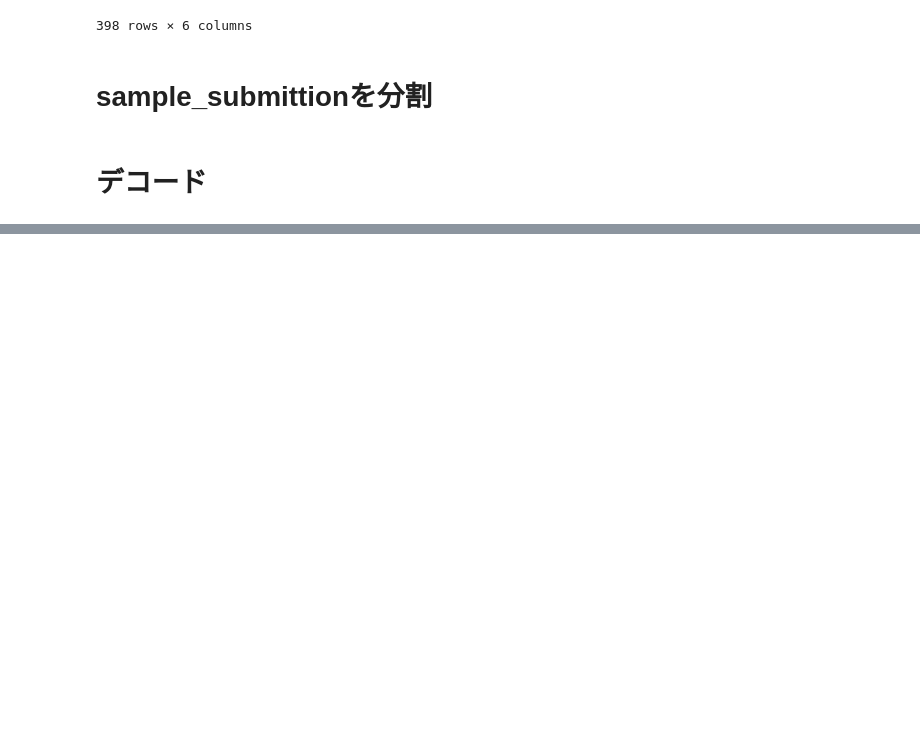
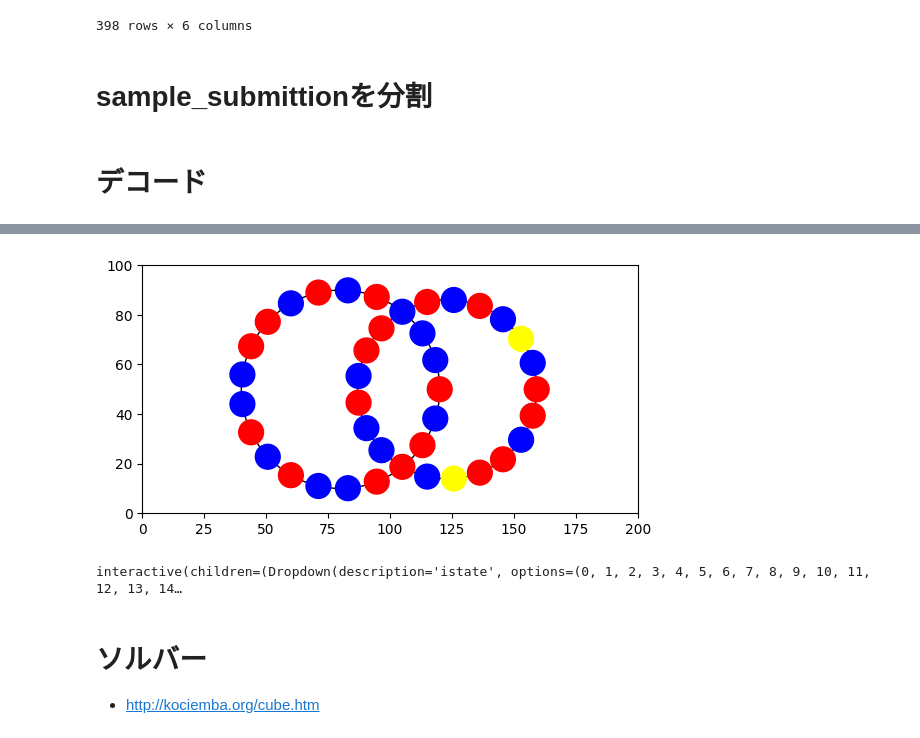
Before and after one commit to birdwatcherYT/santa2023, a Jupyter notebook: santa2023.ipynb, the cells around one changed output, grey strips where cells are left out. Saved outputs shown, nothing was run; the diff lists cells and outputs as text; code cells hidden in the pictures; blank space fills up the shorter version.

```diff
--- a/santa2023.ipynb
+++ b/santa2023.ipynb
@@ -828,0 +723,57 @@ Error: Some edges are undefined.
+# %%
+# puzzle 329
+plot_wreath212121(329)
+# %% [output]
+[figure, added]
+# %%
+puzzle_idx = 329
+example = puzzles.loc[puzzle_idx]
+moves = info.loc[info['puzzle_type'] == example['puzzle_type']]['allowed_moves'].values[0]
+moves = eval(moves)
+moves_ = moves.copy()
+for m, d in moves_.items():
+    moves[f'-{m}'] = list(np.argsort(d))
+# solution_steps = ss.loc[puzzle_idx]['moves']
+# solution_steps = "l.r.l.l.r.l.l.l.l.l.l.r.l.l.r.r.l.r.r.r.r.r.r.r.r.r.r.r.r.r.r.l"
+# solution_steps ="-l.-r.-r.l.r.l.-r.-r.-r.l.l.-r.-r.-r.l.l.l.-r.-r.l.l.l.-r.-r.-r.-r.l.l.r"
+# solution_steps ="l.r.r.r.r.r.l.l.r.r.r.l.l.l.l.l.l.l.l.r.r.r.r.r.r.r.r.r.l.l.l.l"
+solution_steps ="l.r.r.r.r.r.l.l.r.r.r.l.l.l.l.l.l.l.l.r.r.r.r.r.r.r.r.r.l.l.l.l.-r.-r.-r.-r.-l.-l.-l.-r.-r.-r.-r.l.l.l.-r.-r.-r.-l.-l.-r.l.r.-l.r.r.r.r.r.r.-l"
+initialstate = puzzles.loc[puzzle_idx]['initial_state'].split(";")
+now = np.array(initialstate)
+states = [now]
+for move in solution_steps.split('.'):
+    now = now[moves[move]]
+    states.append(now)
+steps = list(range(len(states)))
+def plot_wreath2121_329_interact(istate):
+    node_types = states[istate]
+    color_map = {'A':'blue', 'B':'red', 'C':'yellow'}
+
+    circle1 = plt.Circle((x_center1, y_center1), radius1, color='black', fill = False)
+    circle2 = plt.Circle((x_center2, y_center2), radius2, color='black', fill = False)
+    fig, ax = plt.subplots() # note we must use plt.subplots, not plt.subplot
+    ax.set_aspect('equal', adjustable='box')
+    ax.add_patch(circle1)
+    ax.add_patch(circle2)
+    for i, (x, y) in enumerate(zip(x_nodes,y_nodes)):
+        circle_node = plt.Circle((x, y), 5, color=color_map[node_types[i]], fill = True)
+        ax.add_patch(circle_node)
+
+
+    plt.xlim([0, 200])
+    plt.ylim([0, 100])
+
+
+    plt.show()
+
+#interactive_plot = interactive(plot_wreath2121_329_interact, istate=widgets.IntSlider(value=0,
+#                                               min=0,
+#                                               max=len(states)-1,
+#                                               step=1))
+interactive_plot = interactive(plot_wreath2121_329_interact, istate=steps)
+interactive_plot
+# %% [output]
+interactive(children=(Dropdown(description='istate', options=(0, 1, 2, 3, 4, 5, 6, 7, 8, 9, 10, 11, 12, 13, 14…
+# %% [markdown]
+# ソルバー
+- http://kociemba.org/cube.htm
```
Also changed, not shown: parts of 70 cells of this notebook, 5 other files.
